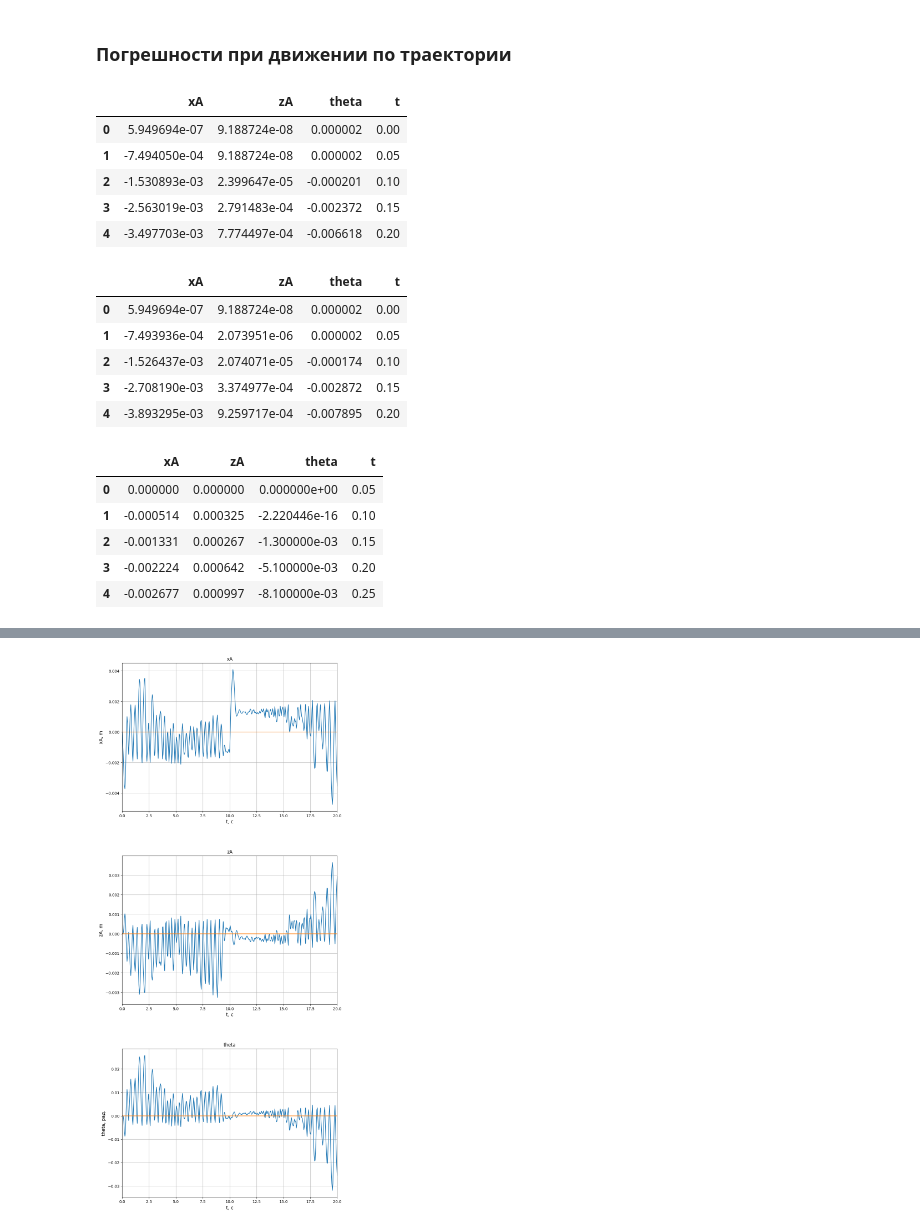
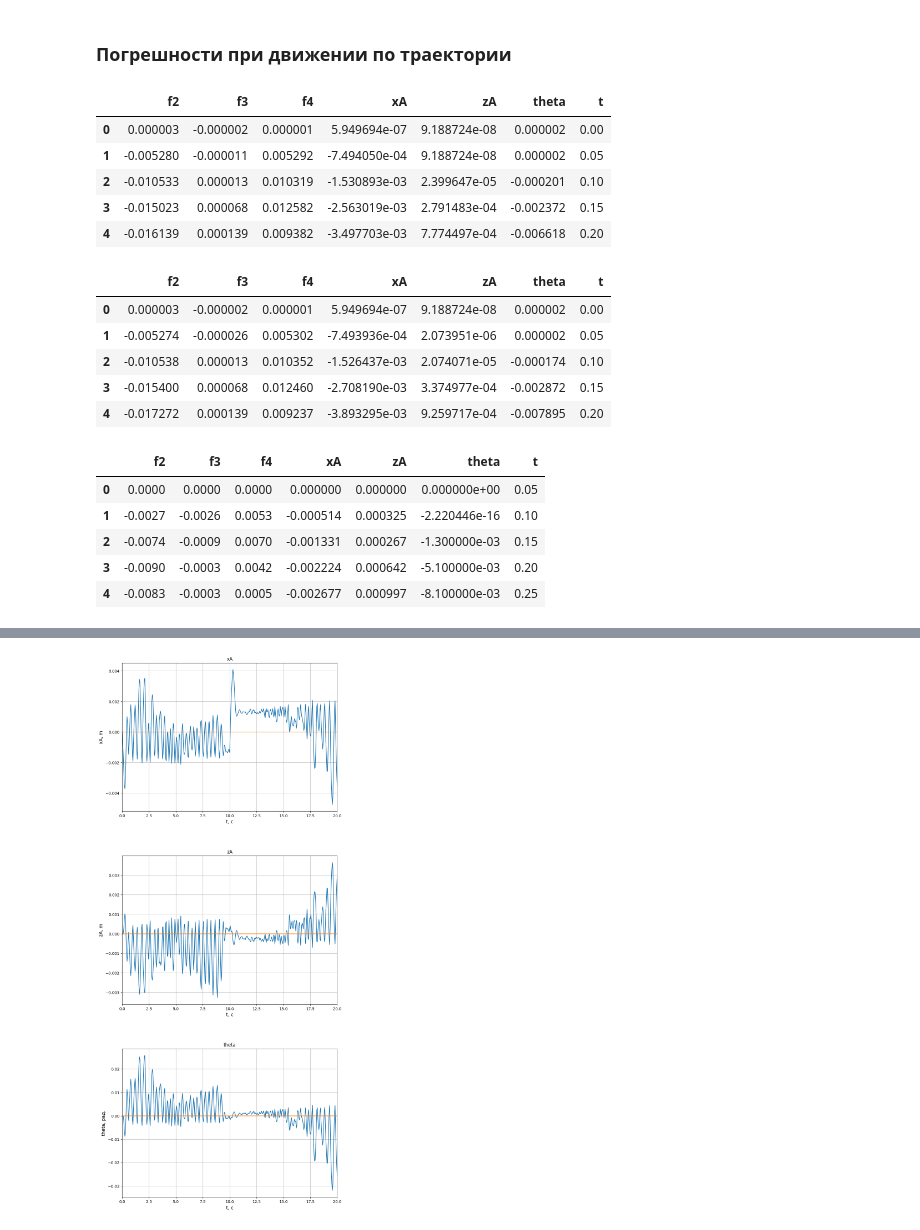
Before and after one commit to FKz11/study_mpei, a Jupyter notebook: lab234_out.ipynb, the cells around one changed output, grey strips where cells are left out. Cells and saved outputs as stored; diff of their text form; code cells hidden in the pictures.

```diff
--- a/lab234_out.ipynb
+++ b/lab234_out.ipynb
@@ -320,38 +320,38 @@ plt.show()
 # %% [markdown]
 ### Погрешности при движении по траектории
 # %%
-data2_diff = data2_real[['xA', 'zA', 'theta']] - data2_ideal[['xA', 'zA', 'theta']]
+data2_diff = data2_real[['f2', 'f3', 'f4', 'xA', 'zA', 'theta']] - data2_ideal[['f2', 'f3', 'f4', 'xA', 'zA', 'theta']]
 data2_diff['t'] = data2_real['t']
 data2_diff.head()
 # %% [output]
-|  | xA | zA | theta | t |
-| 0 | 5.949694e-07 | 9.188724e-08 | 0.000002 | 0.00 |
-| 1 | -7.494050e-04 | 9.188724e-08 | 0.000002 | 0.05 |
-| 2 | -1.530893e-03 | 2.399647e-05 | -0.000201 | 0.10 |
-| 3 | -2.563019e-03 | 2.791483e-04 | -0.002372 | 0.15 |
-| 4 | -3.497703e-03 | 7.774497e-04 | -0.006618 | 0.20 |
+|  | f2 | f3 | f4 | xA | zA | theta | t |
+| 0 | 0.000003 | -0.000002 | 0.000001 | 5.949694e-07 | 9.188724e-08 | 0.000002 | 0.00 |
+| 1 | -0.005280 | -0.000011 | 0.005292 | -7.494050e-04 | 9.188724e-08 | 0.000002 | 0.05 |
+| 2 | -0.010533 | 0.000013 | 0.010319 | -1.530893e-03 | 2.399647e-05 | -0.000201 | 0.10 |
+| 3 | -0.015023 | 0.000068 | 0.012582 | -2.563019e-03 | 2.791483e-04 | -0.002372 | 0.15 |
+| 4 | -0.016139 | 0.000139 | 0.009382 | -3.497703e-03 | 7.774497e-04 | -0.006618 | 0.20 |
 # %%
-data3_diff = data3_real[['xA', 'zA', 'theta']] - data3_ideal[['xA', 'zA', 'theta']]
+data3_diff = data3_real[['f2', 'f3', 'f4', 'xA', 'zA', 'theta']] - data3_ideal[['f2', 'f3', 'f4', 'xA', 'zA', 'theta']]
 data3_diff['t'] = data3_real['t']
 data3_diff.head()
 # %% [output]
-|  | xA | zA | theta | t |
-| 0 | 5.949694e-07 | 9.188724e-08 | 0.000002 | 0.00 |
-| 1 | -7.493936e-04 | 2.073951e-06 | 0.000002 | 0.05 |
-| 2 | -1.526437e-03 | 2.074071e-05 | -0.000174 | 0.10 |
-| 3 | -2.708190e-03 | 3.374977e-04 | -0.002872 | 0.15 |
-| 4 | -3.893295e-03 | 9.259717e-04 | -0.007895 | 0.20 |
+|  | f2 | f3 | f4 | xA | zA | theta | t |
+| 0 | 0.000003 | -0.000002 | 0.000001 | 5.949694e-07 | 9.188724e-08 | 0.000002 | 0.00 |
+| 1 | -0.005274 | -0.000026 | 0.005302 | -7.493936e-04 | 2.073951e-06 | 0.000002 | 0.05 |
+| 2 | -0.010538 | 0.000013 | 0.010352 | -1.526437e-03 | 2.074071e-05 | -0.000174 | 0.10 |
+| 3 | -0.015400 | 0.000068 | 0.012460 | -2.708190e-03 | 3.374977e-04 | -0.002872 | 0.15 |
+| 4 | -0.017272 | 0.000139 | 0.009237 | -3.893295e-03 | 9.259717e-04 | -0.007895 | 0.20 |
 # %%
-data4_diff = data4_real[['xA', 'zA', 'theta']] - data4_ideal[['xA', 'zA', 'theta']]
+data4_diff = data4_real[['f2', 'f3', 'f4', 'xA', 'zA', 'theta']] - data4_ideal[['f2', 'f3', 'f4', 'xA', 'zA', 'theta']]
 data4_diff['t'] = data4_real['t']
 data4_diff.head()
 # %% [output]
-|  | xA | zA | theta | t |
-| 0 | 0.000000 | 0.000000 | 0.000000e+00 | 0.05 |
-| 1 | -0.000514 | 0.000325 | -2.220446e-16 | 0.10 |
-| 2 | -0.001331 | 0.000267 | -1.300000e-03 | 0.15 |
-| 3 | -0.002224 | 0.000642 | -5.100000e-03 | 0.20 |
-| 4 | -0.002677 | 0.000997 | -8.100000e-03 | 0.25 |
+|  | f2 | f3 | f4 | xA | zA | theta | t |
+| 0 | 0.0000 | 0.0000 | 0.0000 | 0.000000 | 0.000000 | 0.000000e+00 | 0.05 |
+| 1 | -0.0027 | -0.0026 | 0.0053 | -0.000514 | 0.000325 | -2.220446e-16 | 0.10 |
+| 2 | -0.0074 | -0.0009 | 0.0070 | -0.001331 | 0.000267 | -1.300000e-03 | 0.15 |
+| 3 | -0.0090 | -0.0003 | 0.0042 | -0.002224 | 0.000642 | -5.100000e-03 | 0.20 |
+| 4 | -0.0083 | -0.0003 | 0.0005 | -0.002677 | 0.000997 | -8.100000e-03 | 0.25 |
 # %%
 def plot_x_z_theta(df):
   fig, ax = plt.subplots(nrows=3, figsize=(10, 25))
```
Also changed, not shown: parts of 3 cells of this notebook.
